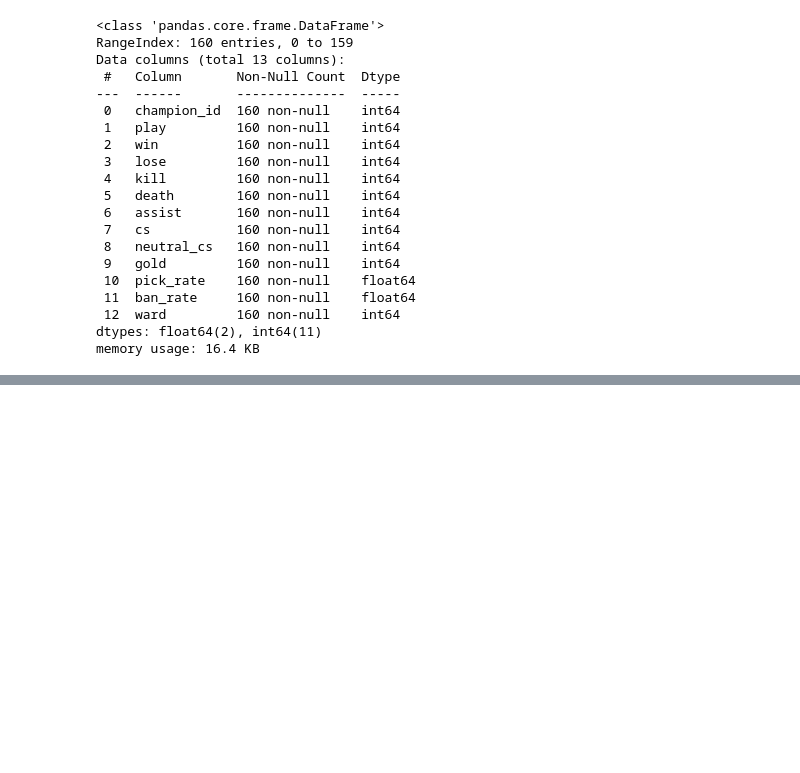
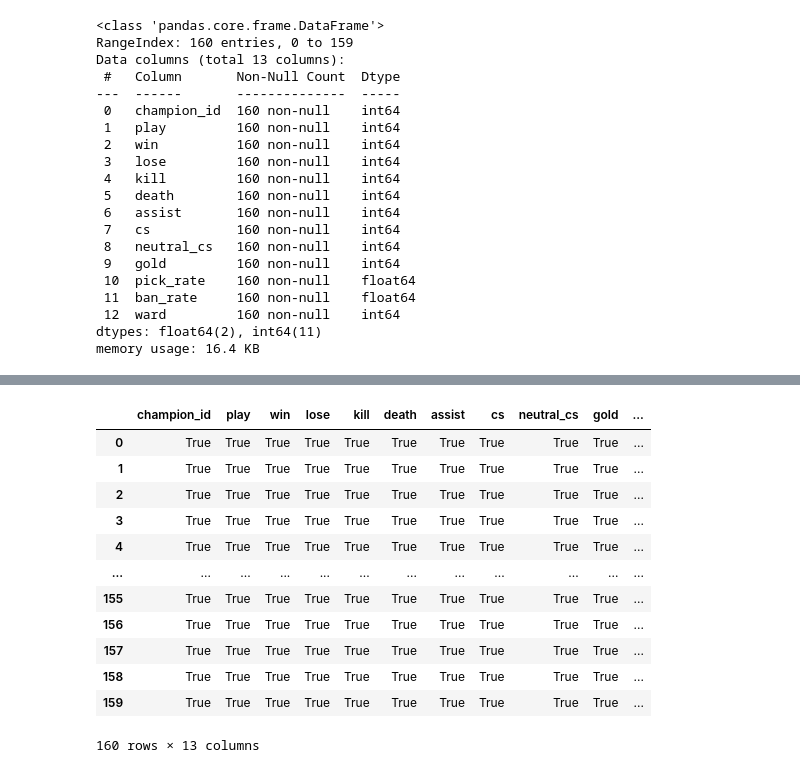
Before and after one commit to sjhh4/branch-practice, a Jupyter notebook: EDA_Mini_Project.ipynb, the cells around one changed output, grey strips where cells are left out. Cells and saved outputs as stored; diff of their text form; code cells hidden in the pictures; blank space fills up the shorter version.

```diff
--- a/EDA_Mini_Project.ipynb
+++ b/EDA_Mini_Project.ipynb
@@ -264,0 +294,16 @@ resp.text
+# %%
+data == data2
+# %% [output]
+|  | champion_id | play | win | lose | kill | death | assist | cs | neutral_cs | gold | ... |
+| 0 | True | True | True | True | True | True | True | True | True | True | ... |
+| 1 | True | True | True | True | True | True | True | True | True | True | ... |
+| 2 | True | True | True | True | True | True | True | True | True | True | ... |
+| 3 | True | True | True | True | True | True | True | True | True | True | ... |
+| 4 | True | True | True | True | True | True | True | True | True | True | ... |
+| ... | ... | ... | ... | ... | ... | ... | ... | ... | ... | ... | ... |
+| 155 | True | True | True | True | True | True | True | True | True | True | ... |
+| 156 | True | True | True | True | True | True | True | True | True | True | ... |
+| 157 | True | True | True | True | True | True | True | True | True | True | ... |
+| 158 | True | True | True | True | True | True | True | True | True | True | ... |
+| 159 | True | True | True | True | True | True | True | True | True | True | ... |
+160 rows × 13 columns
```
Also changed, not shown: parts of 14 cells of this notebook.
